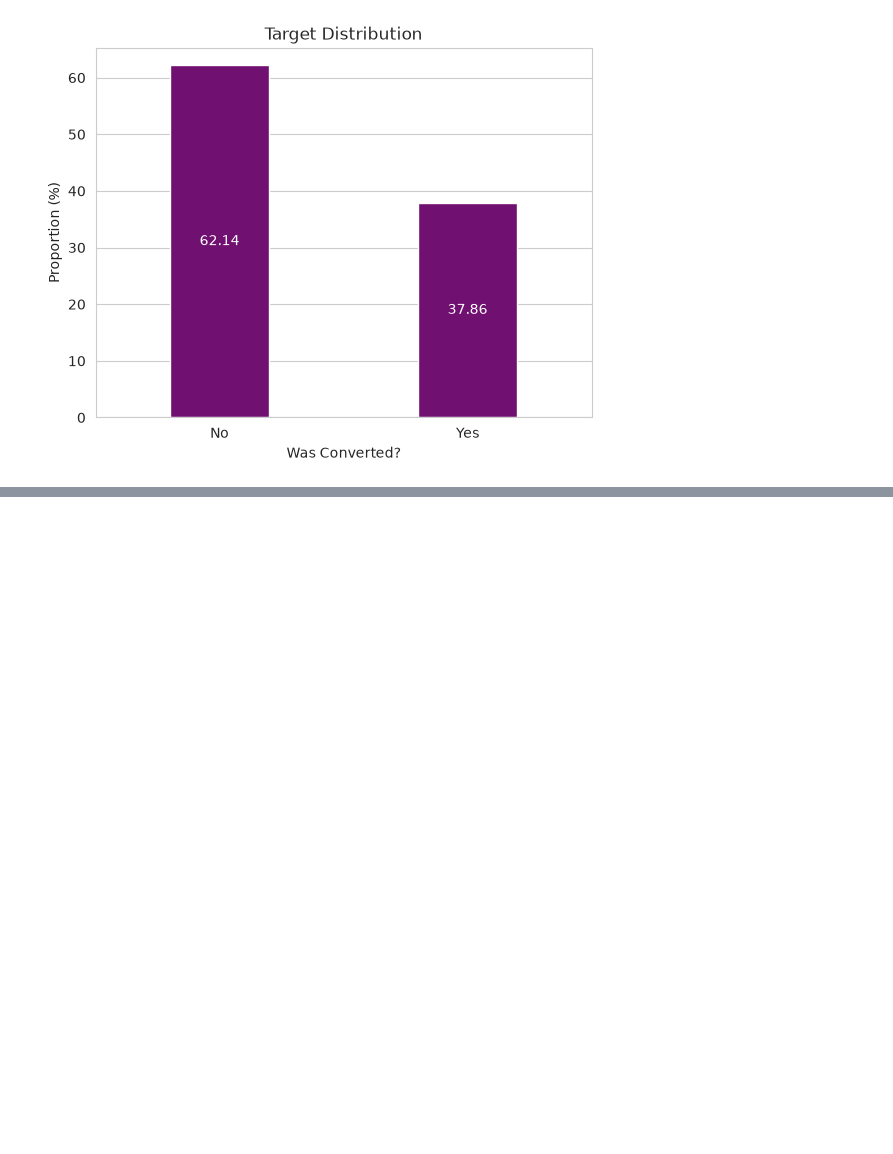
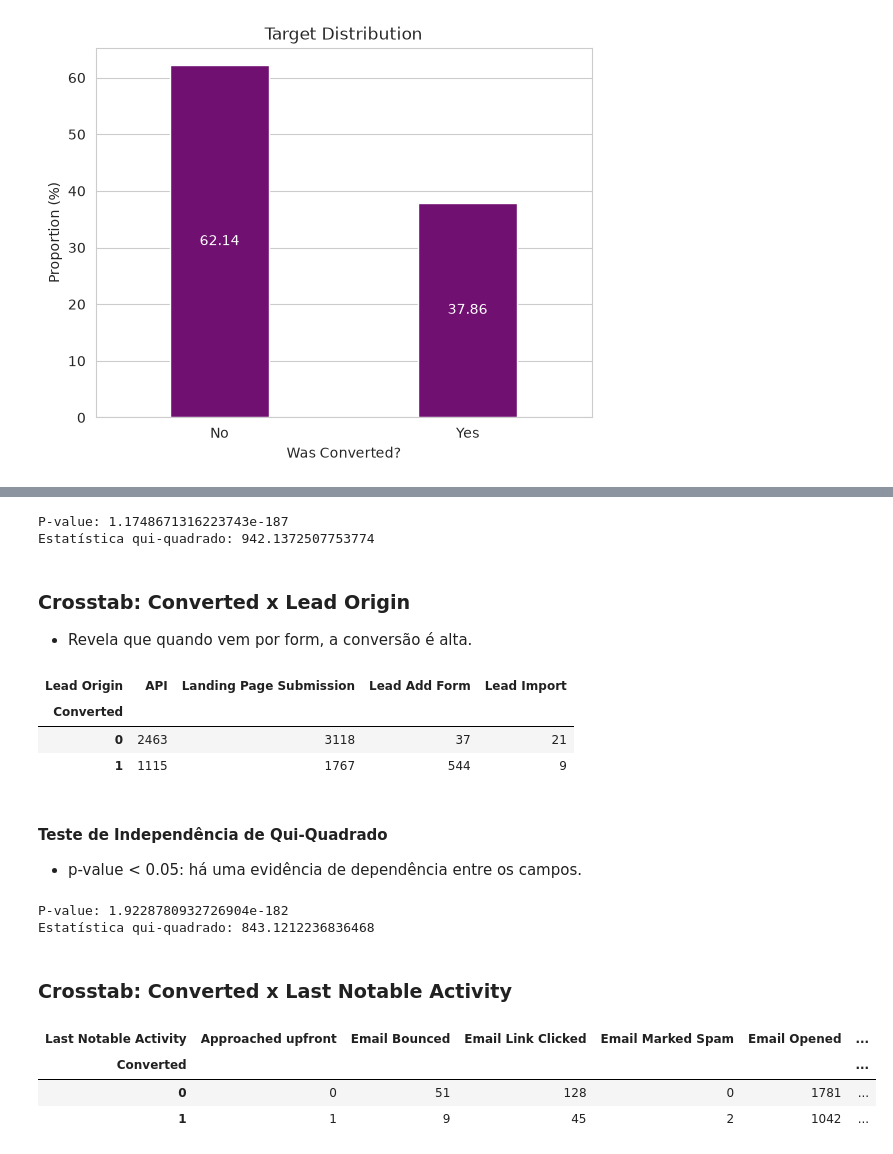
Before and after one commit to PedroSodreMalini/meus-projetos-machine-learning, a Jupyter notebook: 07-ensemble-de-modelos/1-bagging-classificacao/bagging.ipynb, the cells around one changed output, grey strips where cells are left out. Saved outputs shown, nothing was run; the diff lists cells and outputs as text; code cells hidden in the pictures; blank space fills up the shorter version.

```diff
--- a/07-ensemble-de-modelos/1-bagging-classificacao/bagging.ipynb
+++ b/07-ensemble-de-modelos/1-bagging-classificacao/bagging.ipynb
@@ -317,0 +377,38 @@ Text(0.5, 0, 'Was Converted?')
+# %%
+chi2, p_value, dof, expected = chi2_contingency(crosstab_leadsource_converted)
+print(f'P-value: {p_value}')
+print(f"Estatística qui-quadrado: {chi2}")
+# %% [output]
+P-value: 1.1748671316223743e-187
+Estatística qui-quadrado: 942.1372507753774
+# %% [markdown]
+### Crosstab: Converted x Lead Origin
+- Revela que quando vem por form, a conversão é alta.
+# %%
+crosstab_leadorigin_converted = pd.crosstab(df_leads['Converted'], df_leads['Lead Origin'])
+crosstab_leadorigin_converted
+# %% [output]
+| Lead Origin | API | Landing Page Submission | Lead Add Form | Lead Import |
+| Converted |  |  |  |  |
+| 0 | 2463 | 3118 | 37 | 21 |
+| 1 | 1115 | 1767 | 544 | 9 |
+# %% [markdown]
+#### Teste de Independência de Qui-Quadrado
+- p-value \< 0.05: há uma evidência de dependência entre os campos.
+# %%
+chi2, p_value, dof, expected = chi2_contingency(crosstab_leadorigin_converted)
+print(f'P-value: {p_value}')
+print(f"Estatística qui-quadrado: {chi2}")
+# %% [output]
+P-value: 1.9228780932726904e-182
+Estatística qui-quadrado: 843.1212236836468
+# %% [markdown]
+### Crosstab: Converted x Last Notable Activity
+# %%
+crosstab_lastnotableactivity_converted = pd.crosstab(df_leads['Converted'], df_leads['Last Notable Activity'])
+crosstab_lastnotableactivity_converted
+# %% [output]
+| Last Notable Activity | Approached upfront | Email Bounced | Email Link Clicked | Email Marked Spam | Email Opened | ... |
+| Converted |  |  |  |  |  | ... |
+| 0 | 0 | 51 | 128 | 0 | 1781 | ... |
+| 1 | 1 | 9 | 45 | 2 | 1042 | ... |
```
Also changed, not shown: parts of 31 cells of this notebook.
